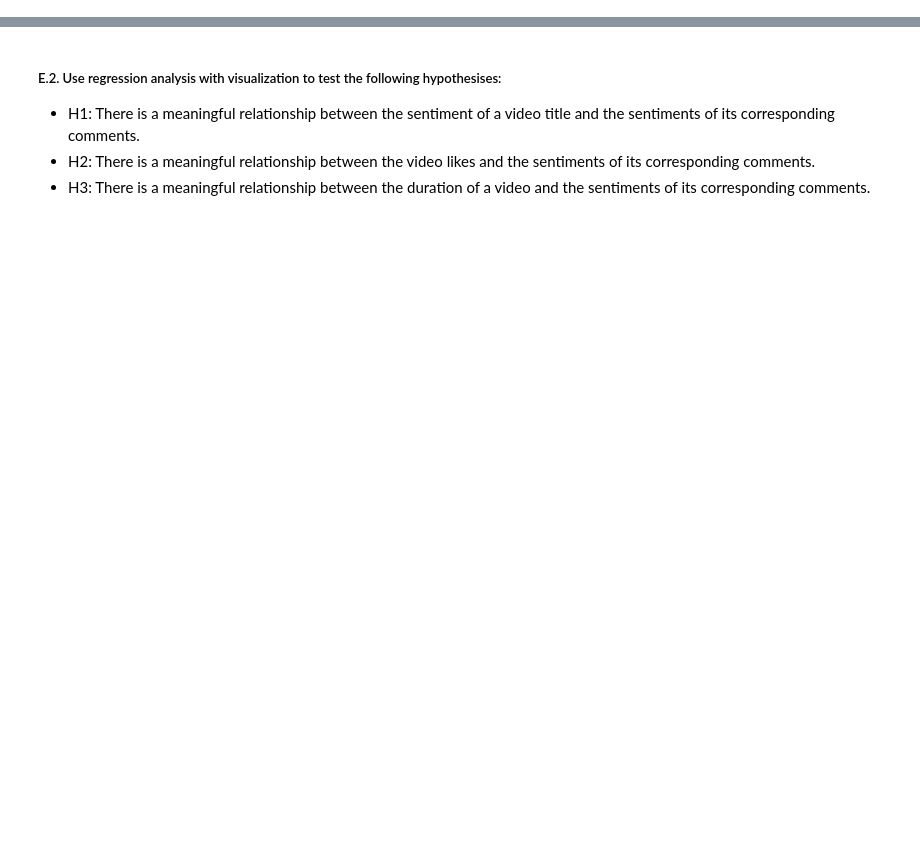
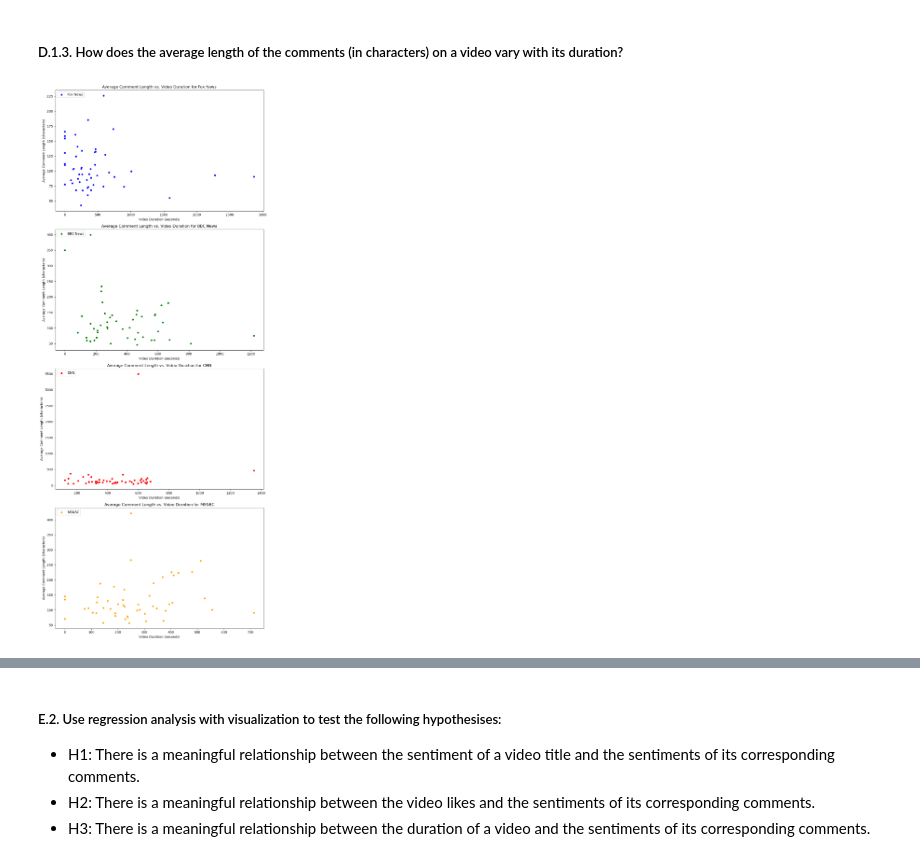
Before and after one commit to hoangsonpham727/Covid-19-News-Analytics, a Jupyter notebook: HD1-resources/main.ipynb, the cells around one changed output, grey strips where cells are left out. Saved outputs shown, nothing was run; the diff lists cells and outputs as text; code cells hidden in the pictures; blank space fills up the shorter version.

```diff
--- a/HD1-resources/main.ipynb
+++ b/HD1-resources/main.ipynb
@@ -182,0 +234,32 @@ def get_sentiment(text):
+# %% [markdown]
+##### D.1.3. How does the average length of the comments (in characters) on a video vary with its duration?
+# %%
+
+# Create a new DataFrame containing only the comments data
+comments_data = pd.read_csv("comments.csv")
+# Add a new column to the DataFrame to store the length of each comment
+comments_data["comment_length"] = comments_data["comment_text"].str.len()
+# Group the comments DataFrame by video_id and calculate the mean comment length for each video
+mean_comment_length = comments_data.groupby('video_id')['comment_length'].mean().reset_index()
+
+# Merge the videos DataFrame with grouped comments DataFrame
+merged_data = pd.merge(videos, mean_comment_length, on='video_id', how='left')
+
+# Create subplots for each channel
+channels = merged_data['channel_title'].unique()
+num_channels = len(channels)
+fig, axes = plt.subplots(num_channels, 1, figsize=(10, 6*num_channels))
+colors = ['blue', 'green', 'red','orange']
+# Customize and display the subplots
+for i, channel in enumerate(channels):
+    channel_data = merged_data[merged_data['channel_title'] == channel]
+    sns.scatterplot(x='duration', y='comment_length', data=channel_data, ax=axes[i], color=colors[i])
+    axes[i].set_title(f'Average Comment Length vs. Video Duration for {channel}')
+    axes[i].set_xlabel('Video Duration (seconds)')
+    axes[i].set_ylabel('Average Comment Length (characters)')
+    axes[i].legend([channel], loc='upper left')
+
+plt.tight_layout()
+plt.show()
+# %% [output]
+[figure, added]
```
Also changed, not shown: parts of 28 cells of this notebook.
